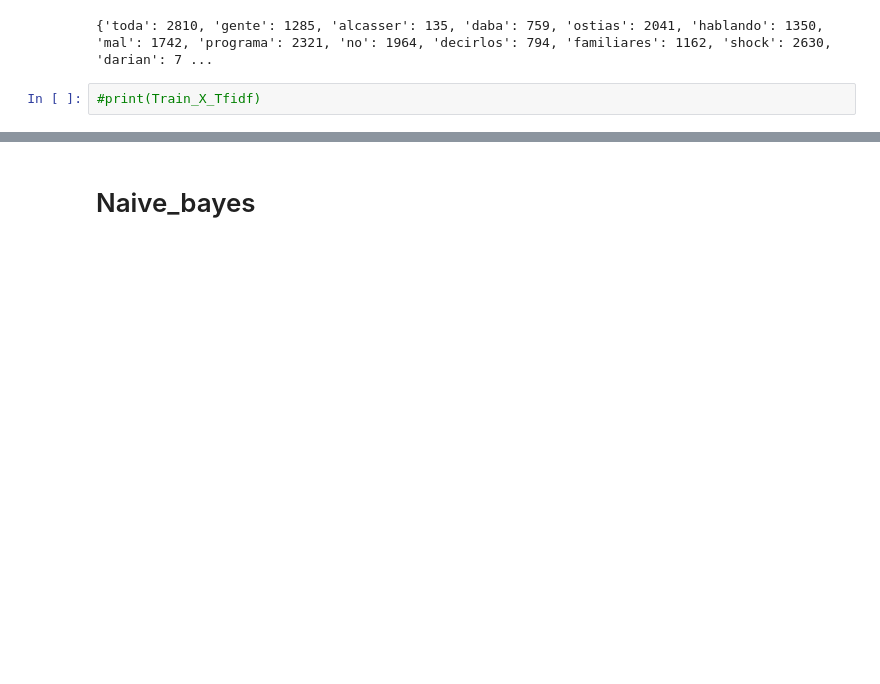
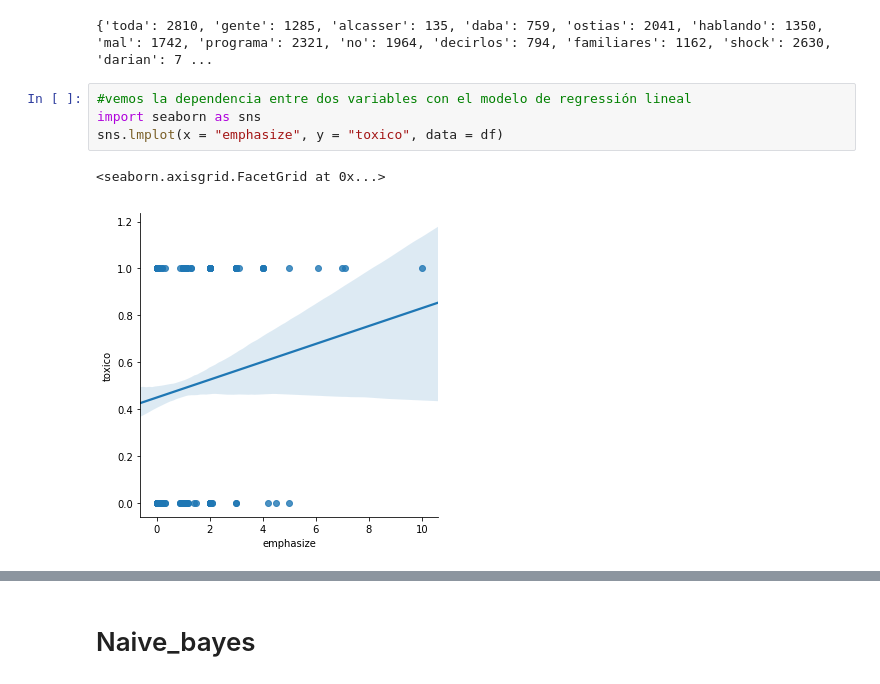
Before and after one commit to SpRdgz/TFM, a Jupyter notebook: 05_Machine_Learning_Models/TF-IDF_NaiveBayes_SVM.ipynb, the cells around one changed output, grey strips where cells are left out. Cells and saved outputs as stored; diff of their text form; blank space fills up the shorter version.

```diff
--- a/05_Machine_Learning_Models/TF-IDF_NaiveBayes_SVM.ipynb
+++ b/05_Machine_Learning_Models/TF-IDF_NaiveBayes_SVM.ipynb
@@ -63,5 +63,10 @@ Test_X_Tfidf = Tfidf_vect.transform(Test_X)
 print(Tfidf_vect.vocabulary_)
 # %% [output]
 {'toda': 2810, 'gente': 1285, 'alcasser': 135, 'daba': 759, 'ostias': 2041, 'hablando': 1350, 'mal': 1742, 'programa': 2321, 'no': 1964, 'decirlos': 794, 'familiares': 1162, 'shock': 2630, 'darian': 7 ...
-# %%
-#print(Train_X_Tfidf)
+# %%
+#vemos la dependencia entre dos variables con el modelo de regressión lineal
+import seaborn as sns
+sns.lmplot(x = "emphasize", y = "toxico", data = df)
+# %% [output]
+<seaborn.axisgrid.FacetGrid at 0x...>
+[figure, added]
```
Also changed, not shown: parts of 17 cells of this notebook, 3 other files.
